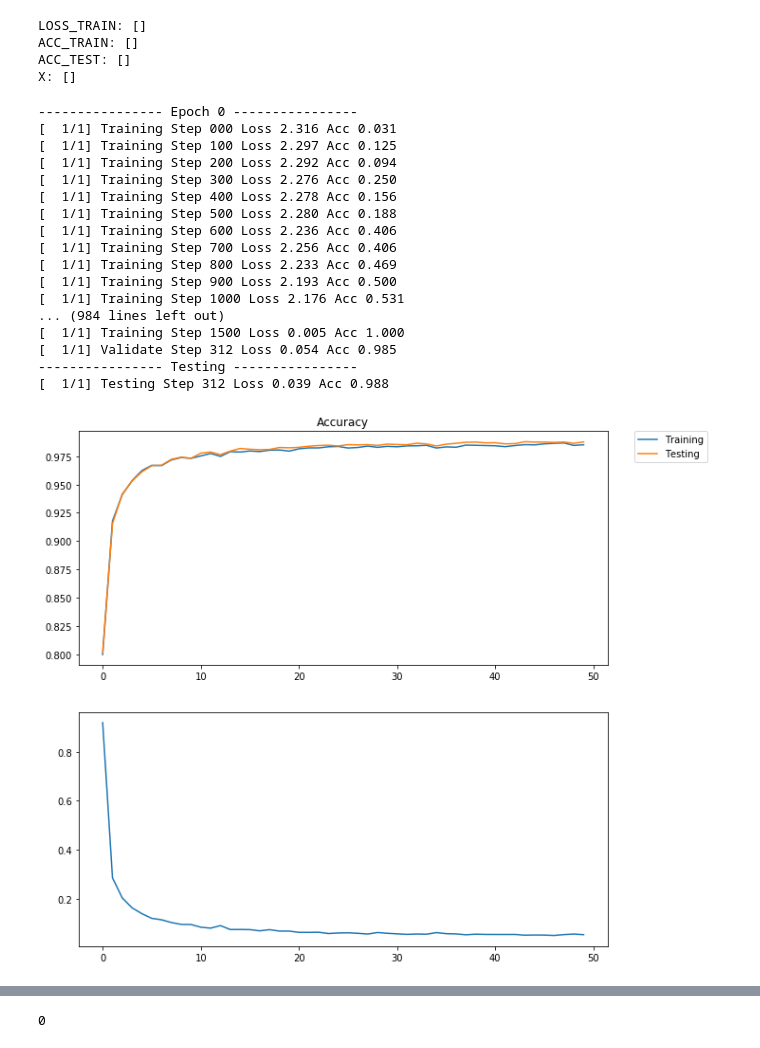
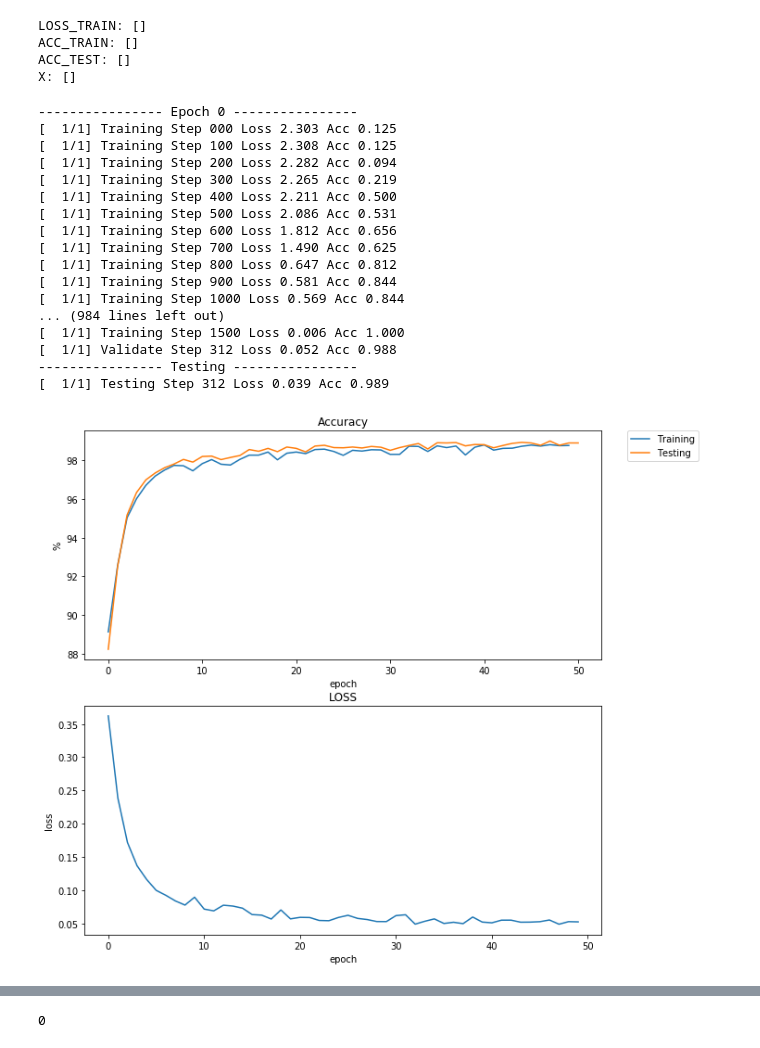
Before and after one commit to ChienChia000/CLASS_Image-Processing-Computer-Vision, a Jupyter notebook: HW1/src/opencv HW1 Part5.ipynb, the cells around one changed output, grey strips where cells are left out. Saved outputs shown, nothing was run; the diff lists cells and outputs as text; code cells hidden in the pictures.

```diff
--- a/HW1/src/opencv HW1 Part5.ipynb
+++ b/HW1/src/opencv HW1 Part5.ipynb
@@ -310,7 +310,7 @@ ACC_TEST: []
 X: []
 # %%
 device = torch.device("cpu")
-optimizer = torch.optim.SGD(params=cnn.parameters(),lr=LEARNING_RATE, momentum=0.5)
+optimizer = torch.optim.SGD(params=cnn.parameters(),lr=LEARNING_RATE, momentum=0.7)
 loss_function = nn.CrossEntropyLoss()
 
 for i in range(0, 50):
@@ -320,20 +320,20 @@ for i in range(0, 50):
     trainer.test(cnn, test_loader)
 # %% [output]
 ---------------- Epoch 0 ----------------
-[  1/1] Training Step 000 Loss 2.316 Acc 0.031
-[  1/1] Training Step 100 Loss 2.297 Acc 0.125
-[  1/1] Training Step 200 Loss 2.292 Acc 0.094
-[  1/1] Training Step 300 Loss 2.276 Acc 0.250
-[  1/1] Training Step 400 Loss 2.278 Acc 0.156
-[  1/1] Training Step 500 Loss 2.280 Acc 0.188
-[  1/1] Training Step 600 Loss 2.236 Acc 0.406
-[  1/1] Training Step 700 Loss 2.256 Acc 0.406
-[  1/1] Training Step 800 Loss 2.233 Acc 0.469
-[  1/1] Training Step 900 Loss 2.193 Acc 0.500
-[  1/1] Training Step 1000 Loss 2.176 Acc 0.531
+[  1/1] Training Step 000 Loss 2.303 Acc 0.125
+[  1/1] Training Step 100 Loss 2.308 Acc 0.125
+[  1/1] Training Step 200 Loss 2.282 Acc 0.094
+[  1/1] Training Step 300 Loss 2.265 Acc 0.219
+[  1/1] Training Step 400 Loss 2.211 Acc 0.500
+[  1/1] Training Step 500 Loss 2.086 Acc 0.531
+[  1/1] Training Step 600 Loss 1.812 Acc 0.656
+[  1/1] Training Step 700 Loss 1.490 Acc 0.625
+[  1/1] Training Step 800 Loss 0.647 Acc 0.812
+[  1/1] Training Step 900 Loss 0.581 Acc 0.844
+[  1/1] Training Step 1000 Loss 0.569 Acc 0.844
 ... (984 lines left out)
-[  1/1] Training Step 1500 Loss 0.005 Acc 1.000
-[  1/1] Validate Step 312 Loss 0.054 Acc 0.985
+[  1/1] Training Step 1500 Loss 0.006 Acc 1.000
+[  1/1] Validate Step 312 Loss 0.052 Acc 0.988
 ---------------- Testing ----------------
-[  1/1] Testing Step 312 Loss 0.039 Acc 0.988
+[  1/1] Testing Step 312 Loss 0.039 Acc 0.989
 # %%
@@ -341,16 +341,21 @@ torch.save(cnn.state_dict(), "./model")
 # %%
 plt.figure(figsize=(10, 10), num='5.4 Training Result')
 plt.subplot(211)
 plt.plot(FIG_X[0:len(ACC_TRAIN)], ACC_TRAIN, label="Training")
 plt.plot(FIG_X[0:len(ACC_TEST)], ACC_TEST, label="Testing")
 plt.title("Accuracy")
+plt.xlabel("epoch")
+plt.ylabel("%")
 plt.legend(bbox_to_anchor=(1.05, 1), loc='upper left', borderaxespad=0.)
 
 plt.subplot(212)
+plt.title("LOSS")
+plt.xlabel("epoch")
+plt.ylabel("loss")
 plt.plot(FIG_X[0:len(LOSS_TRAIN)], LOSS_TRAIN)
 
 plt.show()
 # %% [output]
-[figure, old version]
+[figure, new version]
 # %%
 model = CNN()
```
Also changed, not shown: parts of 7 cells of this notebook, 4 other files.
